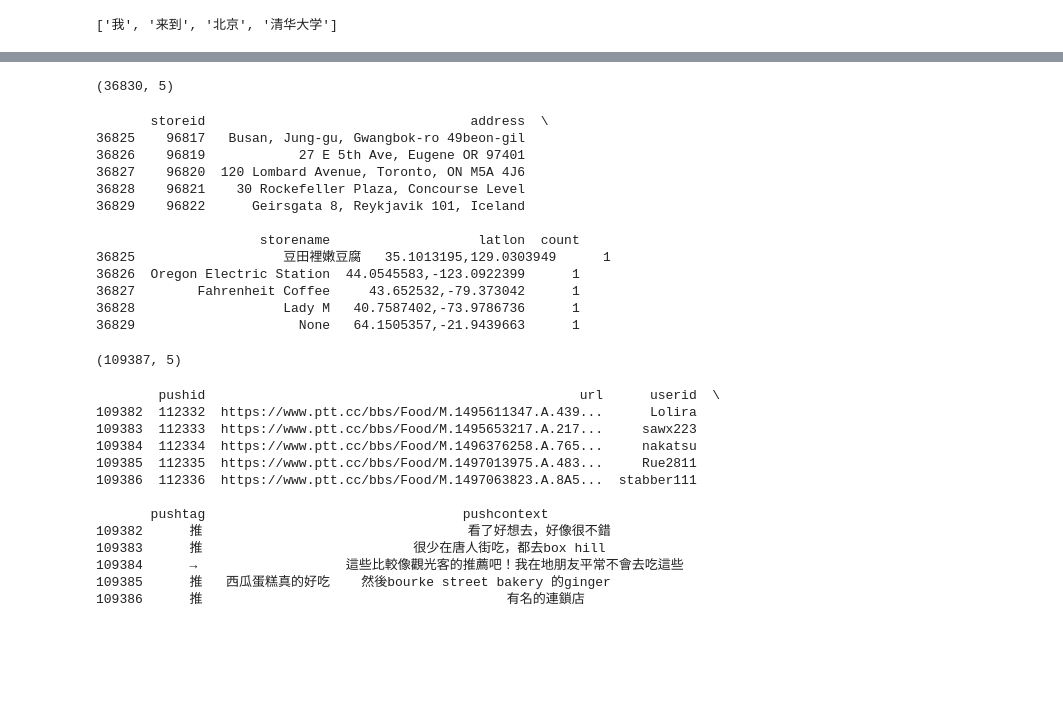
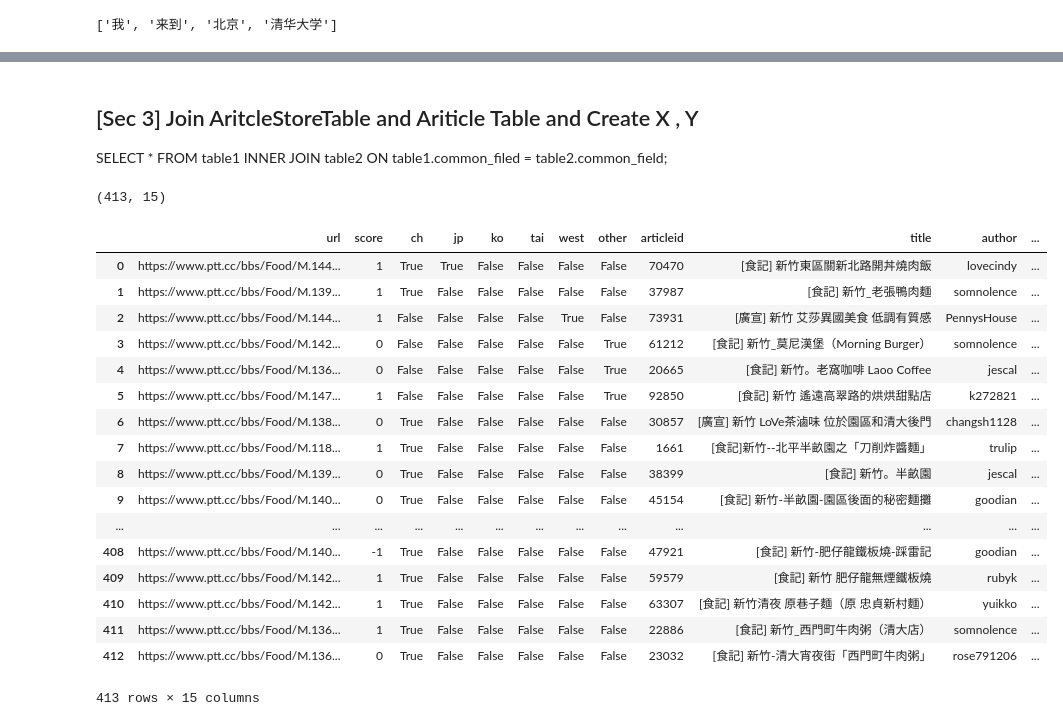
Before and after one commit to penolove/ChJpKoThaiWest, a Jupyter notebook: Connection_Trial.ipynb, the cells around one changed output, grey strips where cells are left out. Drawn from its saved outputs; the diff is of its cells as text; code cells hidden in the pictures; blank space fills up the shorter version.

```diff
--- a/Connection_Trial.ipynb
+++ b/Connection_Trial.ipynb
@@ -99,42 +236,30 @@ seg_list = jieba.cut(remove_punct(dataframe.title[0]))
+# %% [markdown]
+## [Sec 3] Join AritcleStoreTable and Ariticle Table and Create X , Y
+
+SELECT * FROM table1 INNER JOIN table2 ON table1.common_filed = table2.common_field;
 # %%
-dataframe = psql.read_sql("SELECT * FROM StoreTable", conn)
+dataframe = psql.read_sql("SELECT * FROM ArticleScoreTable INNER JOIN ArticleTable ON ArticleScoreTable.url = ArticleTable.url", conn)
 dataframe.shape
 # %% [output]
-(36830, 5)
+(413, 15)
-# %%
-print dataframe.tail()
-# %% [output]
-       storeid                                  address  \
-36825    96817   Busan, Jung-gu, Gwangbok-ro 49beon-gil
-36826    96819            27 E 5th Ave, Eugene OR 97401
-36827    96820  120 Lombard Avenue, Toronto, ON M5A 4J6
-36828    96821    30 Rockefeller Plaza, Concourse Level
-36829    96822      Geirsgata 8, Reykjavik 101, Iceland
-
-                     storename                   latlon  count
-36825                   豆田裡嫩豆腐   35.1013195,129.0303949      1
-36826  Oregon Electric Station  44.0545583,-123.0922399      1
-36827        Fahrenheit Coffee     43.652532,-79.373042      1
-36828                   Lady M   40.7587402,-73.9786736      1
-36829                     None   64.1505357,-21.9439663      1
-# %%
-dataframe = psql.read_sql("SELECT * FROM PushTable", conn)
-dataframe.shape
-# %% [output]
-(109387, 5)
-# %%
-print dataframe.tail()
-# %% [output]
-        pushid                                                url      userid  \
-109382  112332  https://www.ptt.cc/bbs/Food/M.1495611347.A.439...      Lolira
-109383  112333  https://www.ptt.cc/bbs/Food/M.1495653217.A.217...     sawx223
-109384  112334  https://www.ptt.cc/bbs/Food/M.1496376258.A.765...     nakatsu
-109385  112335  https://www.ptt.cc/bbs/Food/M.1497013975.A.483...     Rue2811
-109386  112336  https://www.ptt.cc/bbs/Food/M.1497063823.A.8A5...  stabber111
-
-       pushtag                                 pushcontext
-109382      推                                  看了好想去，好像很不錯
-109383      推                           很少在唐人街吃，都去box hill
-109384      →                   這些比較像觀光客的推薦吧！我在地朋友平常不會去吃這些
-109385      推   西瓜蛋糕真的好吃    然後bourke street bakery 的ginger
-109386      推                                       有名的連鎖店
+# %%
+dataframe # seems good
+# %% [output]
+|  | url | score | ch | jp | ko | tai | west | other | articleid | title | author | ... |
+| 0 | https://www.ptt.cc/bbs/Food/M.144... | 1 | True | True | False | False | False | False | 70470 | [食記] 新竹東區關新北路開丼燒肉飯 | lovecindy | ... |
+| 1 | https://www.ptt.cc/bbs/Food/M.139... | 1 | True | False | False | False | False | False | 37987 | [食記] 新竹_老張鴨肉麵 | somnolence | ... |
+| 2 | https://www.ptt.cc/bbs/Food/M.144... | 1 | False | False | False | False | True | False | 73931 | [廣宣] 新竹 艾莎異國美食 低調有質感 | PennysHouse | ... |
+| 3 | https://www.ptt.cc/bbs/Food/M.142... | 0 | False | False | False | False | False | True | 61212 | [食記] 新竹_莫尼漢堡（Morning Burger） | somnolence | ... |
+| 4 | https://www.ptt.cc/bbs/Food/M.136... | 0 | False | False | False | False | False | True | 20665 | [食記] 新竹。老窩咖啡 Laoo Coffee | jescal | ... |
+| 5 | https://www.ptt.cc/bbs/Food/M.147... | 1 | False | False | False | False | False | True | 92850 | [食記] 新竹 遙遠高翠路的烘烘甜點店 | k272821 | ... |
+| 6 | https://www.ptt.cc/bbs/Food/M.138... | 0 | True | False | False | False | False | False | 30857 | [廣宣] 新竹 LoVe茶滷味 位於園區和清大後門 | changsh1128 | ... |
+| 7 | https://www.ptt.cc/bbs/Food/M.118... | 1 | True | False | False | False | False | False | 1661 | [食記]新竹--北平半畝園之「刀削炸醬麵」 | trulip | ... |
+| 8 | https://www.ptt.cc/bbs/Food/M.139... | 0 | True | False | False | False | False | False | 38399 | [食記] 新竹。半畝園 | jescal | ... |
+| 9 | https://www.ptt.cc/bbs/Food/M.140... | 0 | True | False | False | False | False | False | 45154 | [食記] 新竹-半畝園-園區後面的秘密麵攤 | goodian | ... |
+| ... | ... | ... | ... | ... | ... | ... | ... | ... | ... | ... | ... | ... |
+| 408 | https://www.ptt.cc/bbs/Food/M.140... | -1 | True | False | False | False | False | False | 47921 | [食記] 新竹-肥仔龍鐵板燒-踩雷記 | goodian | ... |
+| 409 | https://www.ptt.cc/bbs/Food/M.142... | 1 | True | False | False | False | False | False | 59579 | [食記] 新竹 肥仔龍無煙鐵板燒 | rubyk | ... |
+| 410 | https://www.ptt.cc/bbs/Food/M.142... | 1 | True | False | False | False | False | False | 63307 | [食記] 新竹清夜 原巷子麵（原 忠貞新村麵） | yuikko | ... |
+| 411 | https://www.ptt.cc/bbs/Food/M.136... | 1 | True | False | False | False | False | False | 22886 | [食記] 新竹_西門町牛肉粥（清大店） | somnolence | ... |
+| 412 | https://www.ptt.cc/bbs/Food/M.136... | 0 | True | False | False | False | False | False | 23032 | [食記] 新竹-清大宵夜街「西門町牛肉粥」 | rose791206 | ... |
+413 rows × 15 columns
```
Also changed, not shown: parts of 34 cells of this notebook, 1 other file.
